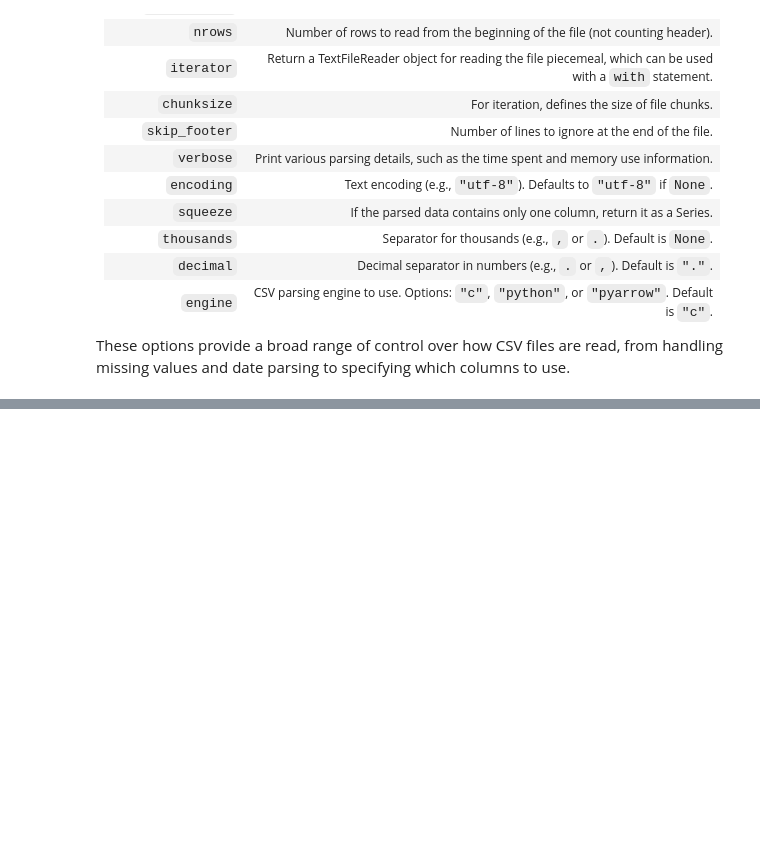
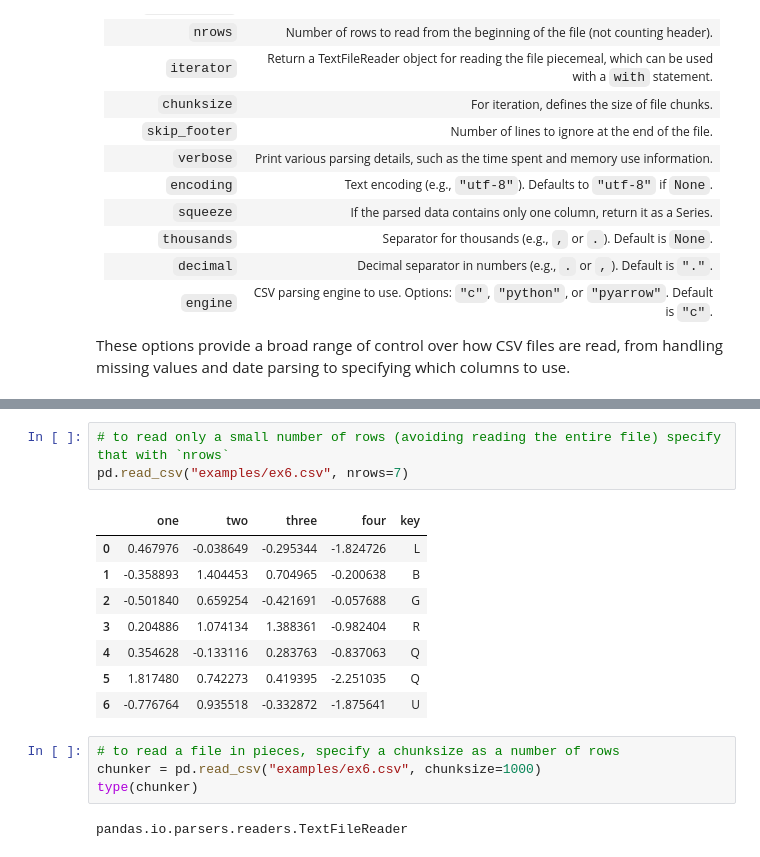
Before and after one commit to f-ckyou/pandas, a Jupyter notebook: pd-6/1_readingWritingData-in-textFormat.ipynb, the cells around one changed output, grey strips where cells are left out. Saved outputs shown, nothing was run; the diff lists cells and outputs as text; blank space fills up the shorter version.

```diff
--- a/pd-6/1_readingWritingData-in-textFormat.ipynb
+++ b/pd-6/1_readingWritingData-in-textFormat.ipynb
@@ -247,0 +272,18 @@ These options provide a broad range of control over how CSV files are read, from
+# %%
+# to read only a small number of rows (avoiding reading the entire file) specify that with `nrows`
+pd.read_csv("examples/ex6.csv", nrows=7)
+# %% [output]
+|  | one | two | three | four | key |
+| 0 | 0.467976 | -0.038649 | -0.295344 | -1.824726 | L |
+| 1 | -0.358893 | 1.404453 | 0.704965 | -0.200638 | B |
+| 2 | -0.501840 | 0.659254 | -0.421691 | -0.057688 | G |
+| 3 | 0.204886 | 1.074134 | 1.388361 | -0.982404 | R |
+| 4 | 0.354628 | -0.133116 | 0.283763 | -0.837063 | Q |
+| 5 | 1.817480 | 0.742273 | 0.419395 | -2.251035 | Q |
+| 6 | -0.776764 | 0.935518 | -0.332872 | -1.875641 | U |
+# %%
+# to read a file in pieces, specify a chunksize as a number of rows
+chunker = pd.read_csv("examples/ex6.csv", chunksize=1000)
+type(chunker)
+# %% [output]
+pandas.io.parsers.readers.TextFileReader
```
Also changed, not shown: parts of 5 cells of this notebook, 1 other file.
